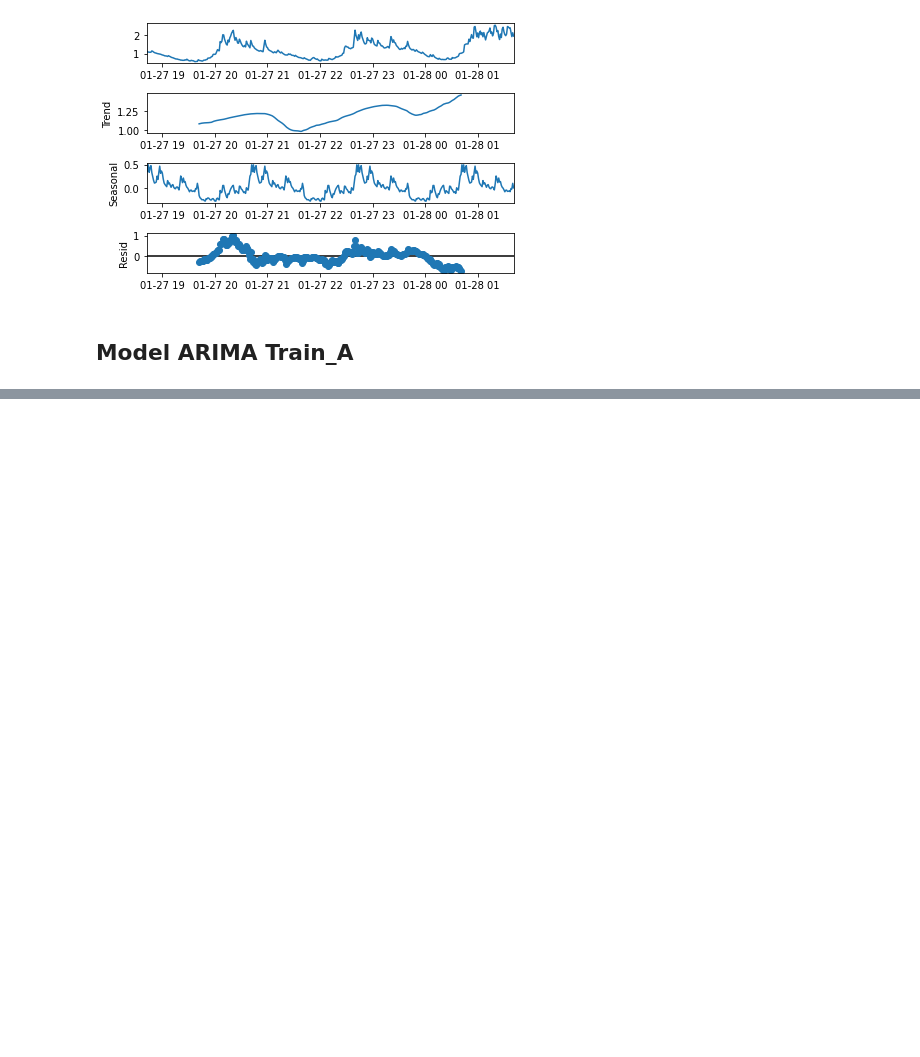
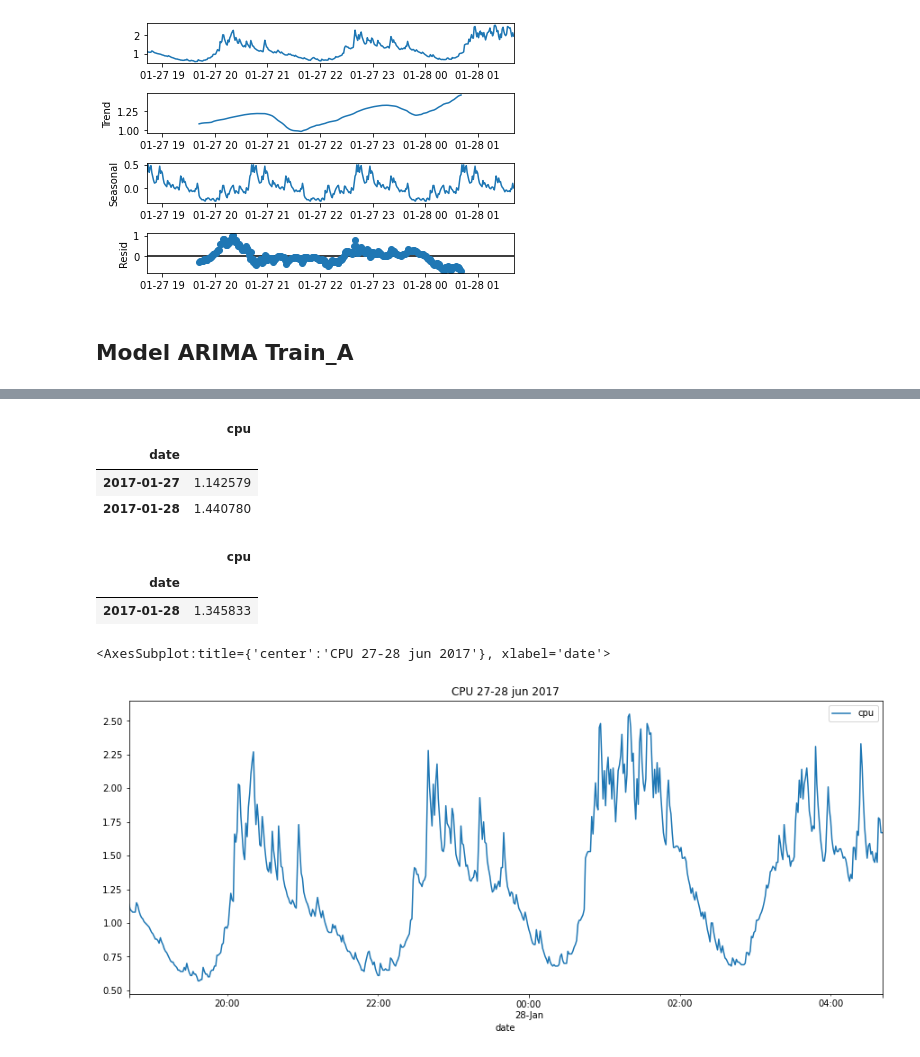
Before and after one commit to sgso-free/usecpu-time-series-project, a Jupyter notebook: src/explore.ipynb, the cells around one changed output, grey strips where cells are left out. Drawn from its saved outputs; the diff is of its cells as text; code cells hidden in the pictures; blank space fills up the shorter version.

```diff
--- a/src/explore.ipynb
+++ b/src/explore.ipynb
@@ -168,0 +227,18 @@ print(stepwise_model.aic())¨
+# %%
+df_raw_B.resample('D').mean()
+# %% [output]
+|  | cpu |
+| date |  |
+| 2017-01-27 | 1.142579 |
+| 2017-01-28 | 1.440780 |
+# %%
+df_test_B.resample('D').mean()
+# %% [output]
+|  | cpu |
+| date |  |
+| 2017-01-28 | 1.345833 |
+# %%
+df_raw_B.plot(title="CPU 27-28 jun 2017", figsize=(15,6))
+# %% [output]
+<AxesSubplot:title={'center':'CPU 27-28 jun 2017'}, xlabel='date'>
+[figure, added]
```
Also changed, not shown: parts of 25 cells of this notebook, 1 other file.
